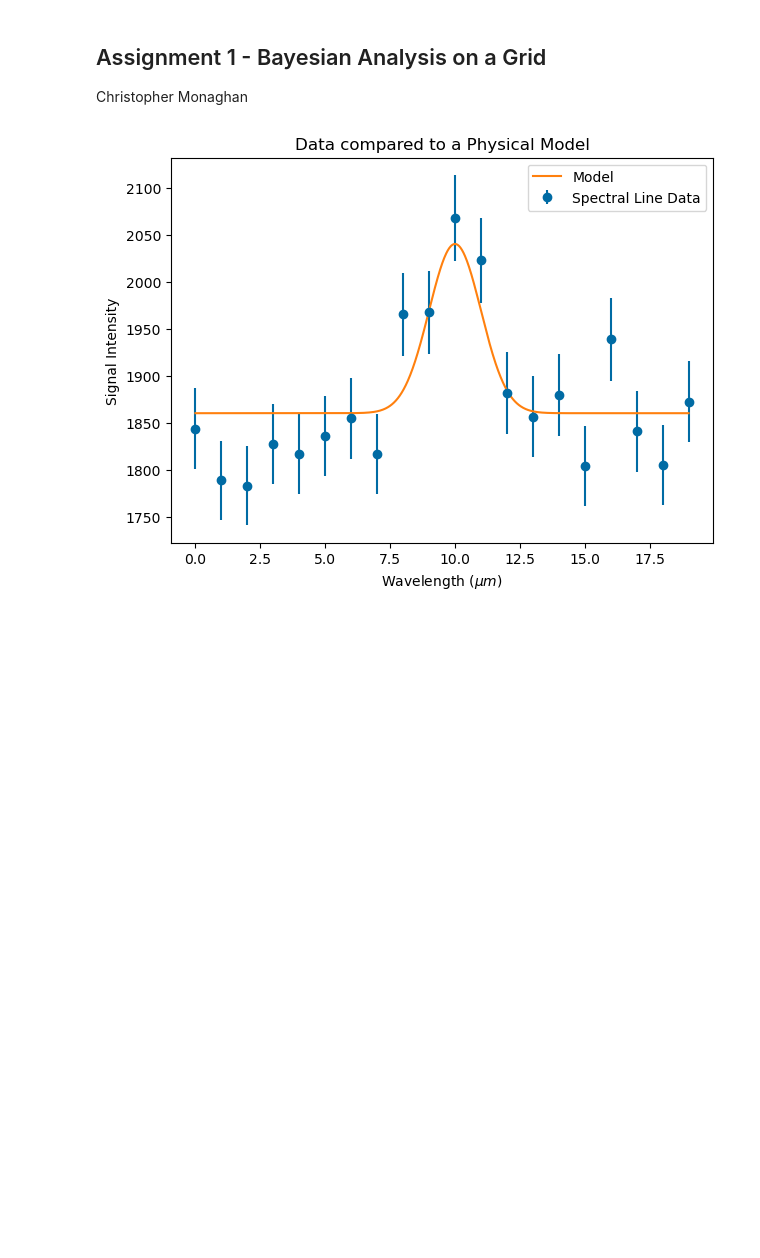
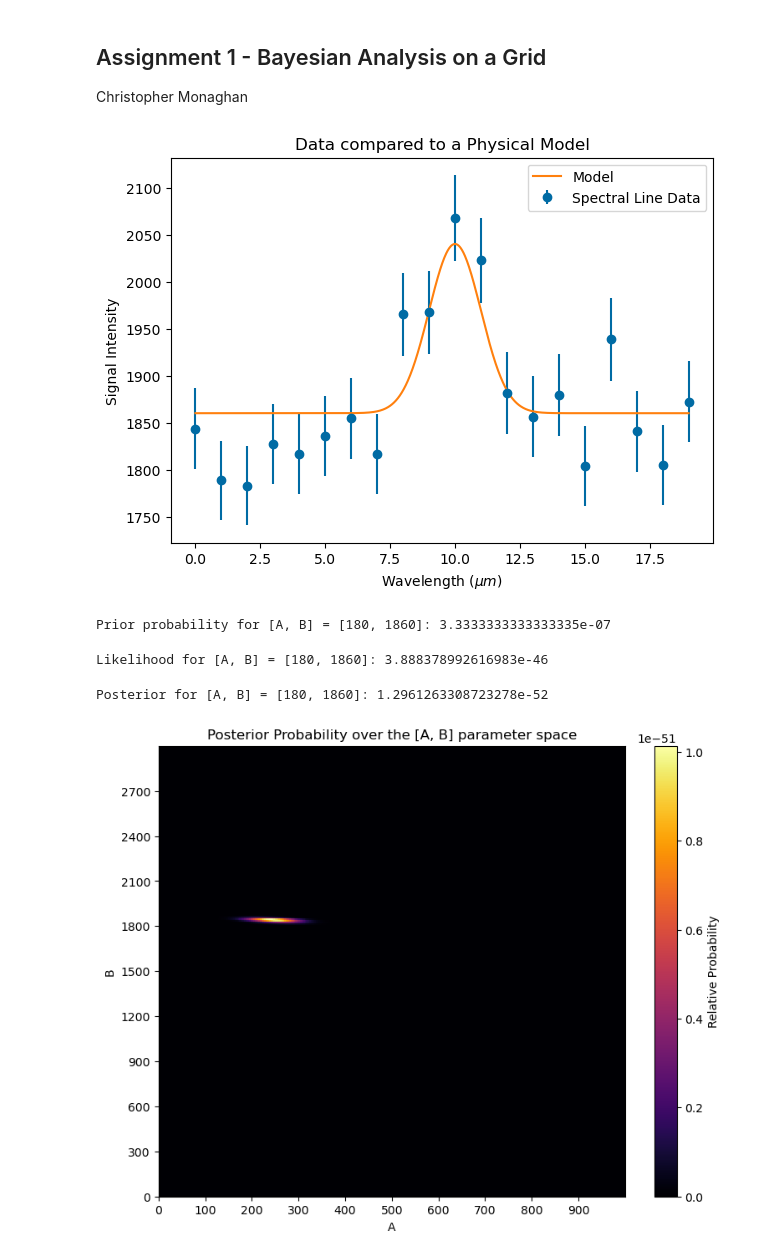
Before and after one commit to cimonaghan/phys3051, a Jupyter notebook: Assignment1/Assignment 1.ipynb, the cells around one changed output. Saved outputs shown, nothing was run; the diff lists cells and outputs as text; code cells hidden in the pictures; blank space fills up the shorter version.

```diff
--- a/Assignment1/Assignment 1.ipynb
+++ b/Assignment1/Assignment 1.ipynb
@@ -35,3 +38,67 @@ plt.title("Data compared to a Physical Model")
 plt.show()
 # %% [output]
 [figure]
+# %%
+def prior_uniform(p: np.ndarray[float], a_bounds: np.ndarray[float] = [0, 1000], b_bounds: np.ndarray[float] = [0, 3000]) -> np.ndarray[float]:
+    A, B = p #extract the A and B values from the p argument
+    A_min, A_max = a_bounds
+    B_min, B_max = b_bounds
+    return (np.where(np.logical_and(A >= A_min, A <= A_max), 1/(A_max-A_min), 0) *
+            np.where(np.logical_and(B >= B_min, B <= B_max), 1/(B_max-B_min), 0))
+
+print('Prior probability for [A, B] = ' + str(p_default) + ': ' + str(prior_uniform(p_default)))
+# %% [output]
+Prior probability for [A, B] = [180, 1860]: 3.3333333333333335e-07
+# %%
+def likelihood_gaussian(x: np.ndarray[float], y: np.ndarray[float], p: np.ndarray[float], y_err: np.ndarray[float]) -> np.ndarray[float]:
+
+    likelihood_prob = 1
+
+    #The Gaussian likelihood function uses equation 2.14 from the textbook
+    #We take sigma as the error for each data point (np.sqrt(y_data[k]) = y_err[k])
+    #and mu as the as the ideal data point (calculated using the Gaussian function at x[k])
+
+    for k in range(len(x)):
+        prob_k = (1 / (y_err[k] * np.sqrt(2 * np.pi)) *
+                  np.exp(-(y[k] - Gaussian(x[k], p))**2/(2 * y_err[k]**2)))
+
+        #because we have set of independent data, we must multiply all individual data likelihoods together
+
+        likelihood_prob = likelihood_prob * prob_k
+
+        #print(prob_k / (1/(y_err[k] * np.sqrt(2 * np.pi))))
+
+    return likelihood_prob #Will be pretty small!
+
+print('Likelihood for [A, B] = ' + str(p_default) + ': ' + str(likelihood_gaussian(x_data, y_data, p_default, np.sqrt(y_data))))
+# %% [output]
+Likelihood for [A, B] = [180, 1860]: 3.888378992616983e-46
+# %%
+def posterior(x: np.ndarray[float], y: np.ndarray[float], p: np.ndarray[float], y_err: np.ndarray[float]) -> np.ndarray[float]:
+    posterior_prob = likelihood_gaussian(x, y, p, y_err) * prior_uniform(p)
+    return posterior_prob
+
+print('Posterior for [A, B] = ' + str(p_default) + ': ' + str(posterior(x_data, y_data, p_default, np.sqrt(y_data))))
+# %% [output]
+Posterior for [A, B] = [180, 1860]: 1.2961263308723278e-52
+# %%
+A_grid = np.linspace(0, 1000, 300)
+B_grid = np.linspace(0, 3000, 300)
+
+posterior_grid = np.zeros((300,300), dtype=float)
+
+for j in tqdm.tqdm(range(len(B_grid))):
+    for i in range(len(A_grid)):
+        posterior_grid[j][i] = posterior(x_data, y_data, [A_grid[i],B_grid[j]], np.sqrt(y_data))
+
+plt.figure(figsize = (9,7))
+plt.pcolormesh(posterior_grid, cmap = 'inferno')
+plt.xlabel("A")
+plt.xticks(np.arange(0,300,30), labels=np.arange(0,1000,100))
+plt.ylabel("B")
+plt.yticks(np.arange(0,300,30), labels=np.arange(0,3000,300))
+plt.title("Posterior Probability over the [A, B] parameter space")
+plt.colorbar(label = 'Relative Probability')
+plt.show()
+# %% [output]
+[figure, added]
```
Also changed, not shown: parts of 4 cells of this notebook, 1 other file.
